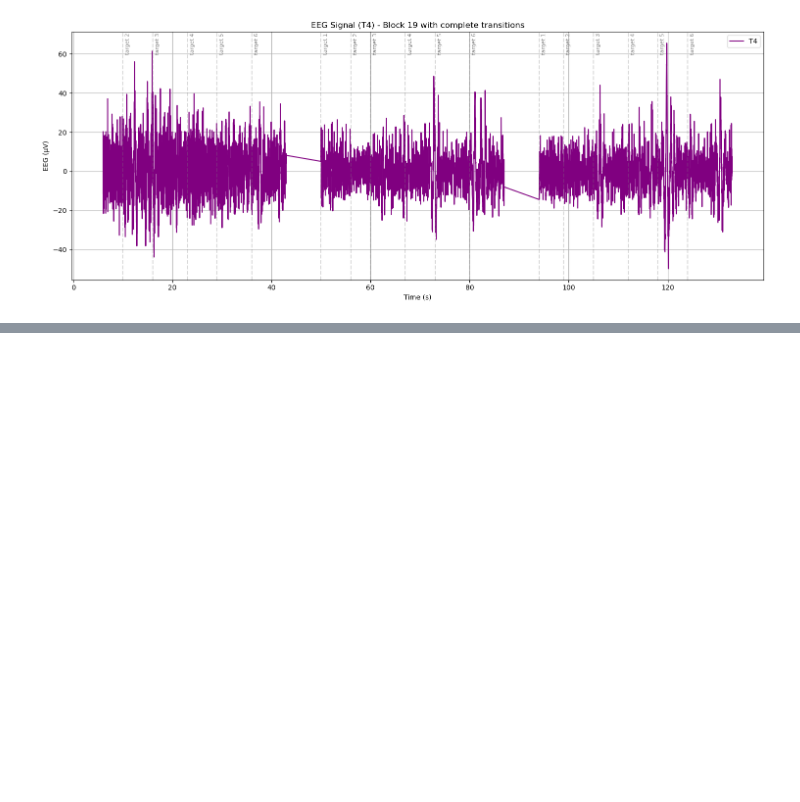
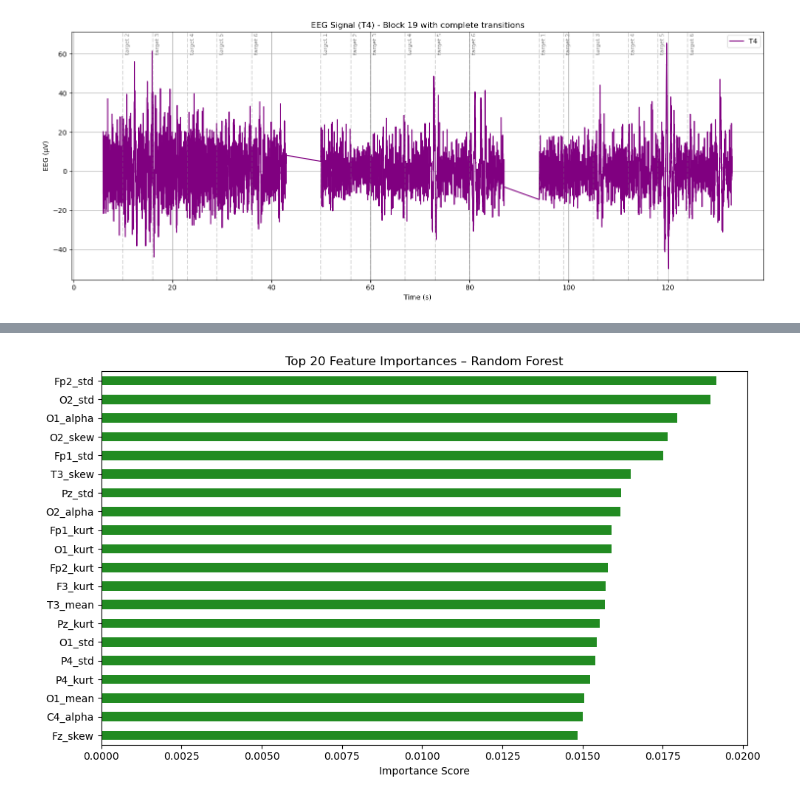
Before and after one commit to linalopes/creativity-in-vitro-eeg, a Jupyter notebook: notebooks/02_Lina_segment_filtered.ipynb, the cells around one changed output, grey strips where cells are left out. Drawn from its saved outputs; the diff is of its cells as text; code cells hidden in the pictures; blank space fills up the shorter version.

```diff
--- a/notebooks/02_Lina_segment_filtered.ipynb
+++ b/notebooks/02_Lina_segment_filtered.ipynb
@@ -280,0 +367,13 @@ plt.show()
+# %%
+from sklearn.ensemble import RandomForestClassifier
+from sklearn.metrics import classification_report
+
+# Train the model with normalized data (can use non-scaled data too - RF doesn't require scaling)
+rf = RandomForestClassifier(n_estimators=100, random_state=42)
+rf.fit(X_train, y_train)
+
+# Predict
+y_pred = rf.predict(X_test)
+
+# Evaluate
+print(classification_report(y_test, y_pred))
@@ -280,0 +393,15 @@ plt.show()
+# %%
+# Organize feature importances
+importances = pd.Series(rf.feature_importances_, index=X.columns)
+top_features = importances.sort_values(ascending=False).head(20)
+
+# Plot
+plt.figure(figsize=(10, 6))
+top_features.plot(kind="barh", color="forestgreen")
+plt.title("Top 20 Feature Importances – Random Forest")
+plt.gca().invert_yaxis()
+plt.xlabel("Importance Score")
+plt.tight_layout()
+plt.show()
+# %% [output]
+[figure, added]
```
Also changed, not shown: parts of 16 cells of this notebook, 1 other file.
